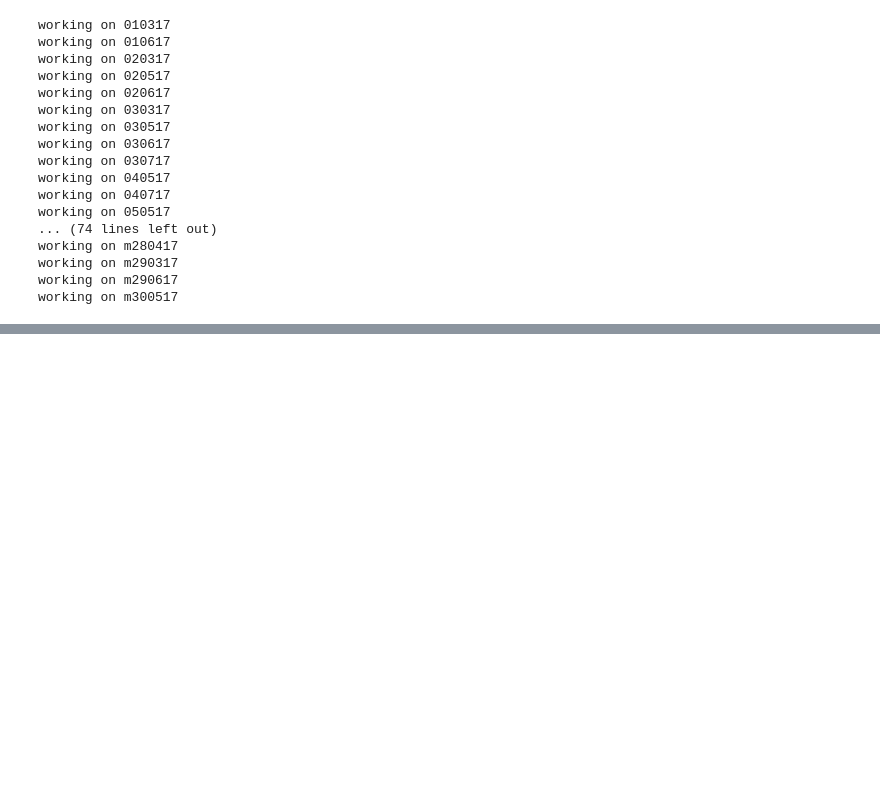
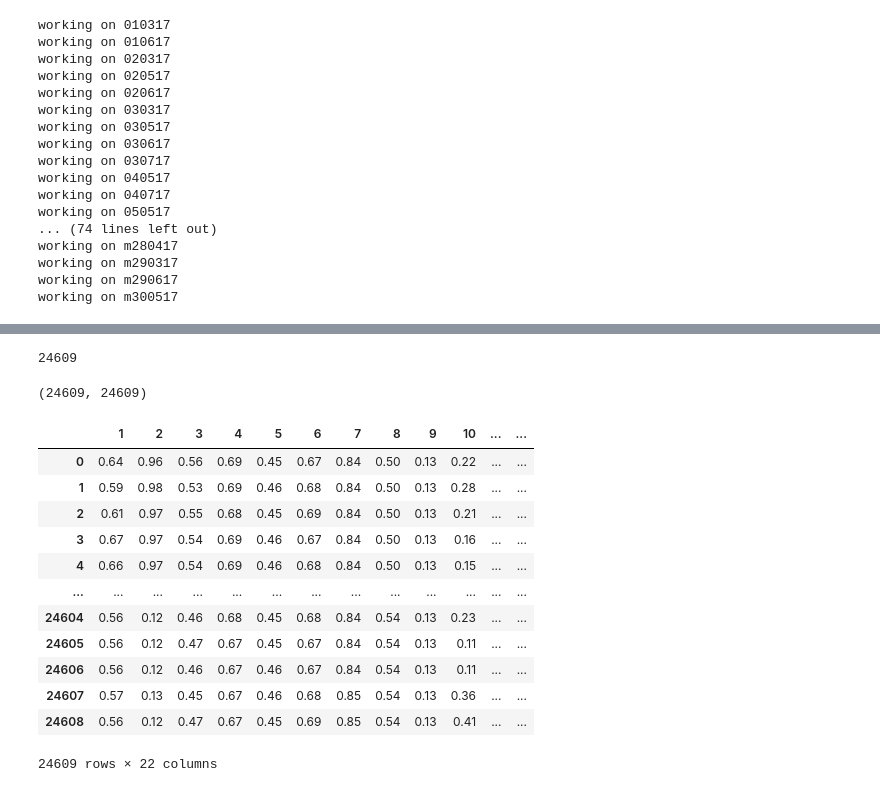
Before and after one commit to JiananXie/Pretraining-For-Transportation-Mode-Detection, a Jupyter notebook: BERT.ipynb, the cells around one changed output, grey strips where cells are left out. Cells and saved outputs as stored; diff of their text form; code cells hidden in the pictures; blank space fills up the shorter version.

```diff
--- a/BERT.ipynb
+++ b/BERT.ipynb
@@ -132,0 +215,10 @@ timestamp*1000
+# %%
+#计数现在的数据集大小
+count = 0
+for folder in folder_list:
+    df_data = pd.read_csv(path + folder + data_file)
+    df_data.dropna(how='any', inplace=True)
+    count += len(df_data)
+count
+# %% [output]
+24609
@@ -132,0 +247,33 @@ timestamp*1000
+# %%
+import pandas as pd
+data = pd.read_csv('final_data.csv')
+label = pd.read_csv('final_label.csv')
+#去除时间戳列
+data.drop('0',axis=1,inplace=True)
+label.drop('0',axis=1,inplace=True)
+len(data), len(label)
+# %% [output]
+(24609, 24609)
+# %%
+#标准化数值列
+from sklearn.preprocessing import MinMaxScaler
+# epsilon = 0.00000001
+scaler = MinMaxScaler()
+data[data.columns] = scaler.fit_transform(data[data.columns])
+# data = data + epsilon
+data = data.round(2)
+data
+# %% [output]
+|  | 1 | 2 | 3 | 4 | 5 | 6 | 7 | 8 | 9 | 10 | ... | ... |
+| 0 | 0.64 | 0.96 | 0.56 | 0.69 | 0.45 | 0.67 | 0.84 | 0.50 | 0.13 | 0.22 | ... | ... |
+| 1 | 0.59 | 0.98 | 0.53 | 0.69 | 0.46 | 0.68 | 0.84 | 0.50 | 0.13 | 0.28 | ... | ... |
+| 2 | 0.61 | 0.97 | 0.55 | 0.68 | 0.45 | 0.69 | 0.84 | 0.50 | 0.13 | 0.21 | ... | ... |
+| 3 | 0.67 | 0.97 | 0.54 | 0.69 | 0.46 | 0.67 | 0.84 | 0.50 | 0.13 | 0.16 | ... | ... |
+| 4 | 0.66 | 0.97 | 0.54 | 0.69 | 0.46 | 0.68 | 0.84 | 0.50 | 0.13 | 0.15 | ... | ... |
+| ... | ... | ... | ... | ... | ... | ... | ... | ... | ... | ... | ... | ... |
+| 24604 | 0.56 | 0.12 | 0.46 | 0.68 | 0.45 | 0.68 | 0.84 | 0.54 | 0.13 | 0.23 | ... | ... |
+| 24605 | 0.56 | 0.12 | 0.47 | 0.67 | 0.45 | 0.67 | 0.84 | 0.54 | 0.13 | 0.11 | ... | ... |
+| 24606 | 0.56 | 0.12 | 0.46 | 0.67 | 0.46 | 0.67 | 0.84 | 0.54 | 0.13 | 0.11 | ... | ... |
+| 24607 | 0.57 | 0.13 | 0.45 | 0.67 | 0.46 | 0.68 | 0.85 | 0.54 | 0.13 | 0.36 | ... | ... |
+| 24608 | 0.56 | 0.12 | 0.47 | 0.67 | 0.45 | 0.69 | 0.85 | 0.54 | 0.13 | 0.41 | ... | ... |
+24609 rows × 22 columns
```
Also changed, not shown: parts of 21 cells of this notebook, 8 other files.
